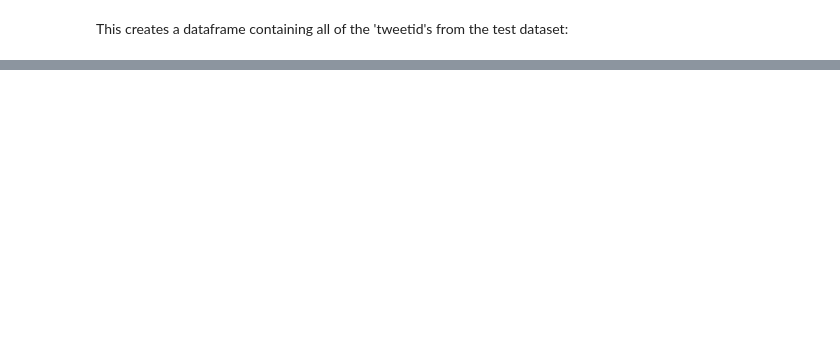
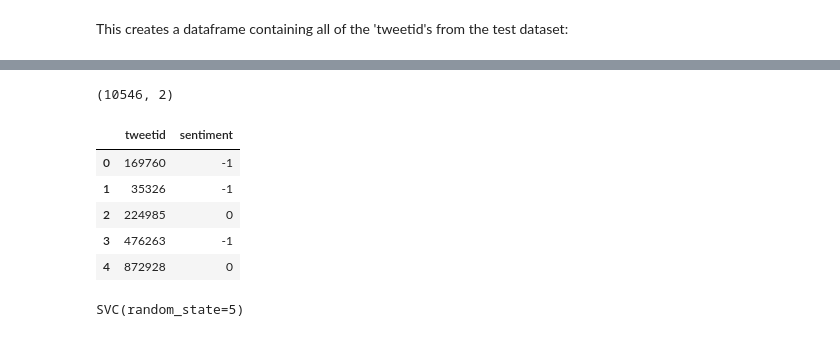
Before and after one commit to MathewJohn1986/classification-predict-streamlit-template, a Jupyter notebook: Climate Change Belief Analysis.ipynb, the cells around one changed output, grey strips where cells are left out. Saved outputs shown, nothing was run; the diff lists cells and outputs as text; code cells hidden in the pictures; blank space fills up the shorter version.

```diff
--- a/Climate Change Belief Analysis.ipynb
+++ b/Climate Change Belief Analysis.ipynb
@@ -572,0 +656,3 @@ submission.to_csv('Kaggle.csv', index = False)
+# %%
+# Generate predictions for test dataset for csv
+y_test_pred = SVClinear.predict(df_features_test)
@@ -572,0 +679,17 @@ submission.to_csv('Kaggle.csv', index = False)
+# %%
+tweetid = df_test['tweetid']
+# %%
+# This is the final dataframe that we want to convert to a csv file
+submission = pd.DataFrame({'tweetid' : tweetid, 'sentiment' : y_test_pred})
+submission.shape
+# %% [output]
+(10546, 2)
+# %%
+submission.head()
+# %% [output]
+|  | tweetid | sentiment |
+| 0 | 169760 | -1 |
+| 1 | 35326 | -1 |
+| 2 | 224985 | 0 |
+| 3 | 476263 | -1 |
+| 4 | 872928 | 0 |
@@ -572,0 +703,6 @@ submission.to_csv('Kaggle.csv', index = False)
+# %%
+# Training the Support Vector Machine model on our balanced data
+SVCrbf = SVC(kernel = 'rbf', random_state = 5)
+SVCrbf.fit(X_train, y_train)
+# %% [output]
+SVC(random_state=5)
```
Also changed, not shown: parts of 92 cells of this notebook.
